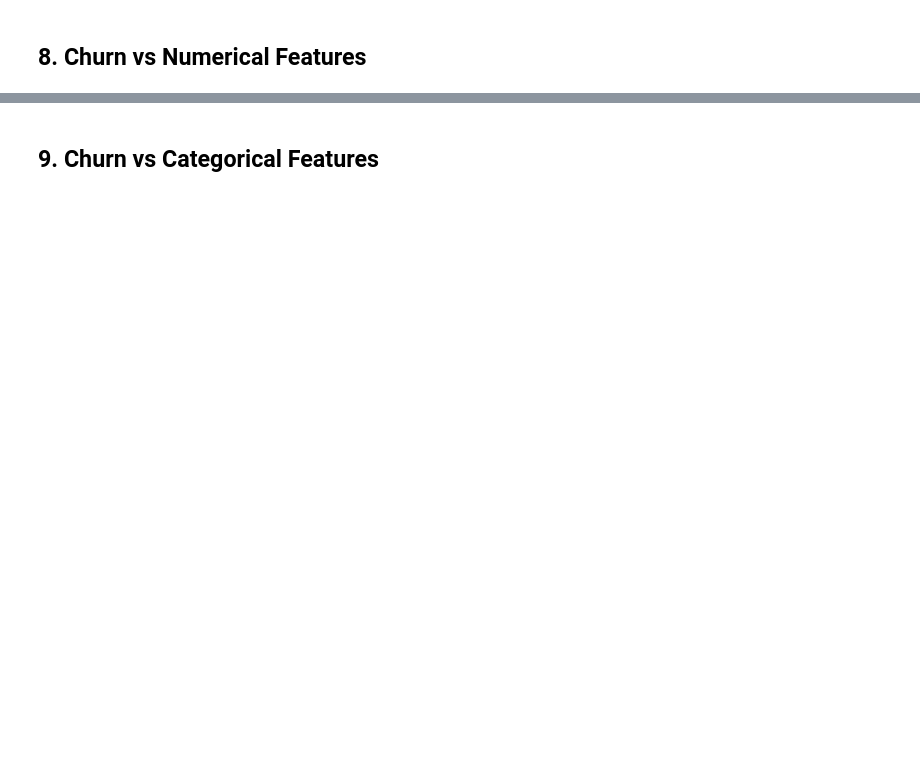
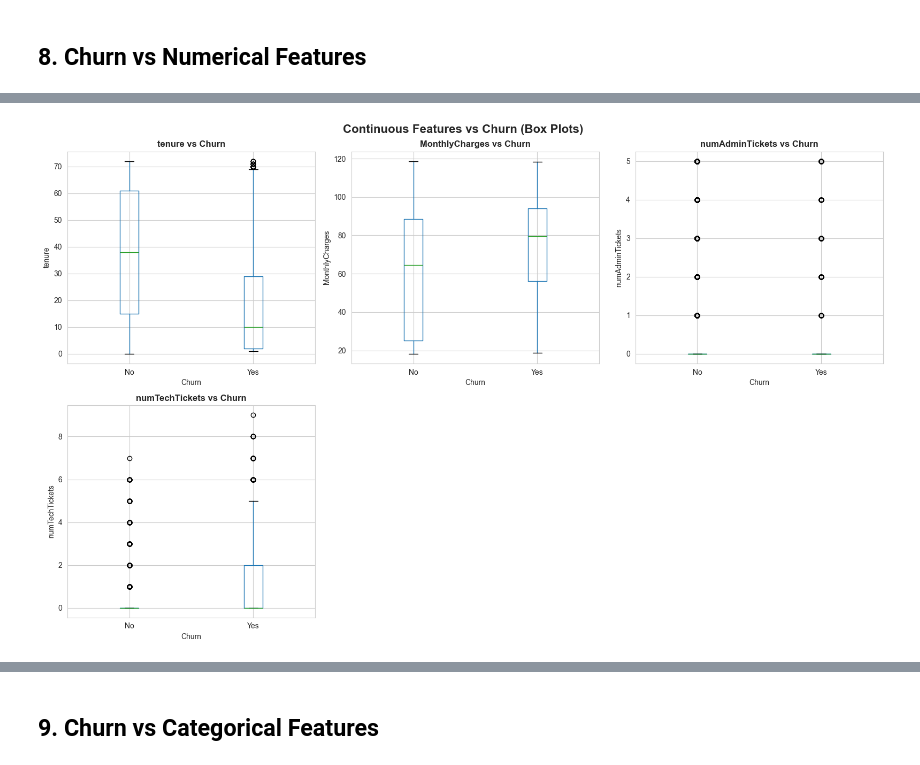
Before and after one commit to JIAZHEN/machine-learning-mlops, a Jupyter notebook: notebooks/telco-customer-churn-ibm/01_data_exploration.ipynb, the cells around one changed output, grey strips where cells are left out. Drawn from its saved outputs; the diff is of its cells as text; code cells hidden in the pictures; blank space fills up the shorter version.

```diff
--- a/notebooks/telco-customer-churn-ibm/01_data_exploration.ipynb
+++ b/notebooks/telco-customer-churn-ibm/01_data_exploration.ipynb
@@ -302,19 +469,72 @@ if target_col in df.columns and len(numeric_cols) > 1:
 # %%
 # Box plots: numerical features vs churn
 if target_col in df.columns and len(numeric_cols) > 0:
-    n_features = min(6, len(numeric_cols))  # Show top 6
+    # Separate binary from continuous features
+    binary_features = [col for col in numeric_cols if df[col].nunique() <= 2]
+    continuous_features = [col for col in numeric_cols if df[col].nunique() > 2]
 
-    fig, axes = plt.subplots(2, 3, figsize=(16, 10))
-    axes = axes.flatten()
+    if len(continuous_features) > 0:
+        n_features = min(6, len(continuous_features))
 
-    for idx, col in enumerate(numeric_cols[:n_features]):
-        df.boxplot(column=col, by=target_col, ax=axes[idx])
-        axes[idx].set_title(f'{col} vs {target_col}')
-        axes[idx].set_xlabel(target_col)
-        axes[idx].set_ylabel(col)
-        plt.sca(axes[idx])
-        plt.xticks(rotation=0)
+        fig, axes = plt.subplots(2, 3, figsize=(16, 10))
+        axes = axes.flatten()
 
-    plt.suptitle('Numerical Features vs Churn', fontsize=16, fontweight='bold')
-    plt.tight_layout()
-    plt.show()
+        for idx, col in enumerate(continuous_features[:n_features]):
+            df.boxplot(column=col, by=target_col, ax=axes[idx])
+            axes[idx].set_title(f'{col} vs {target_col}', fontweight='bold')
+            axes[idx].set_xlabel(target_col)
+            axes[idx].set_ylabel(col)
+            plt.sca(axes[idx])
+            plt.xticks(rotation=0)
+
+        # Hide unused subplots
+        for idx in range(len(continuous_features[:n_features]), len(axes)):
+            axes[idx].set_visible(False)
+
+        plt.suptitle('Continuous Features vs Churn (Box Plots)', fontsize=16, fontweight='bold')
+        plt.tight_layout()
+        plt.show()
+
+    # Handle binary features separately
+    if len(binary_features) > 0:
+        print("\n" + "="*70)
+        print(f"⚠️ NOTE: Binary features excluded from box plots: {binary_features}")
+        print("   Binary features (0/1) don't show meaningful boxes.")
+        print("   See Section 9 for better visualization of categorical/binary features.")
+        print("="*70)
+
+    print("\n" + "="*70)
+    print("📖 HOW TO INTERPRET THESE BOX PLOTS:")
+    print("="*70)
+    print("\n📦 BOX PLOT COMPONENTS:")
+    print("   • Box = Middle 50% of data (25th to 75th percentile)")
+    print("   • Line in box = Median (50th percentile)")
+    print("   • Whiskers = Extend to 1.5 × IQR from box edges")
+    print("   • Circles (○) = OUTLIERS beyond whiskers")
+    print("\n✅ GOOD PREDICTORS - Look for:")
+    print("   • Medians (middle line) are FAR APART between No/Yes")
+    print("   • Boxes BARELY OVERLAP")
+    print("   • Clear visual separation")
+    print("\n❌ WEAK PREDICTORS - Look for:")
+    print("   • Medians are SIMILAR")
+    print("   • Boxes HEAVILY OVERLAP")
+    print("   • Hard to tell groups apart")
+    print("\n🔴 ABOUT OUTLIERS (circles):")
+    print("   • Normal to have some outliers")
+    print("   • Many outliers = High variability in that feature")
+    print("   • Outliers in one group only = Interesting pattern to investigate")
+    print("   • Don't panic! They're just flagging unusual cases")
+    print("\n🔍 WHAT TO LOOK FOR:")
+    print("   • Which group has HIGHER median? (look at the line in each box)")
+    print("   • Is the difference between medians large or small?")
+    print("   • Do the boxes overlap heavily or barely touch?")
+    print("\n⚠️ CRITICAL: Don't assume patterns - LOOK at YOUR data!")
+    print("   • Check Section 8.2 below for EXACT median values")
+    print("   • Let the data tell YOU the story, not your assumptions")
+    print("\n💡 WHAT TO DO:")
+    print("   • Features with clear separation → Include in model (high priority)")
+    print("   • Features with heavy overlap → Consider dropping or combining")
+    print("   • Many outliers? Consider: log transform, capping, or robust scaling")
+    print("="*70)
+# %% [output]
+[figure, added]
```
Also changed, not shown: parts of 25 cells of this notebook, 5 other files.
